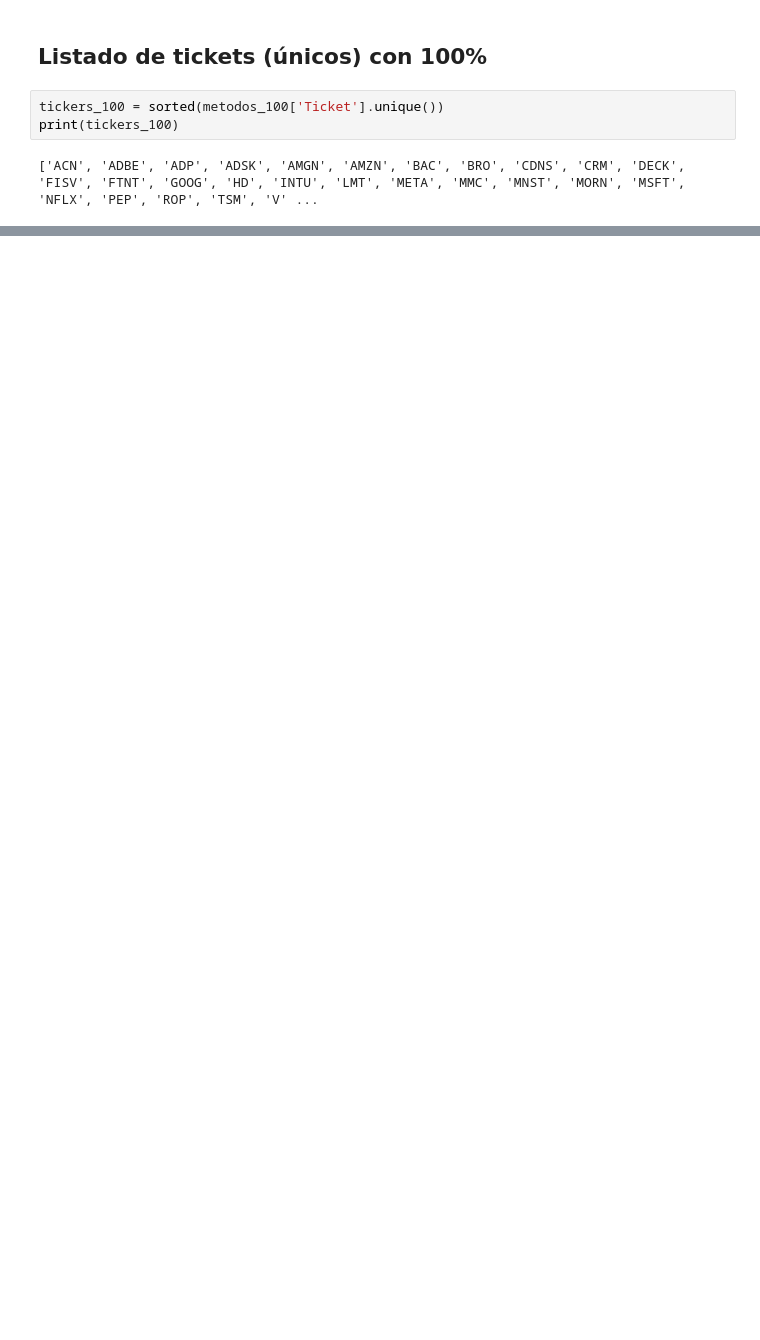
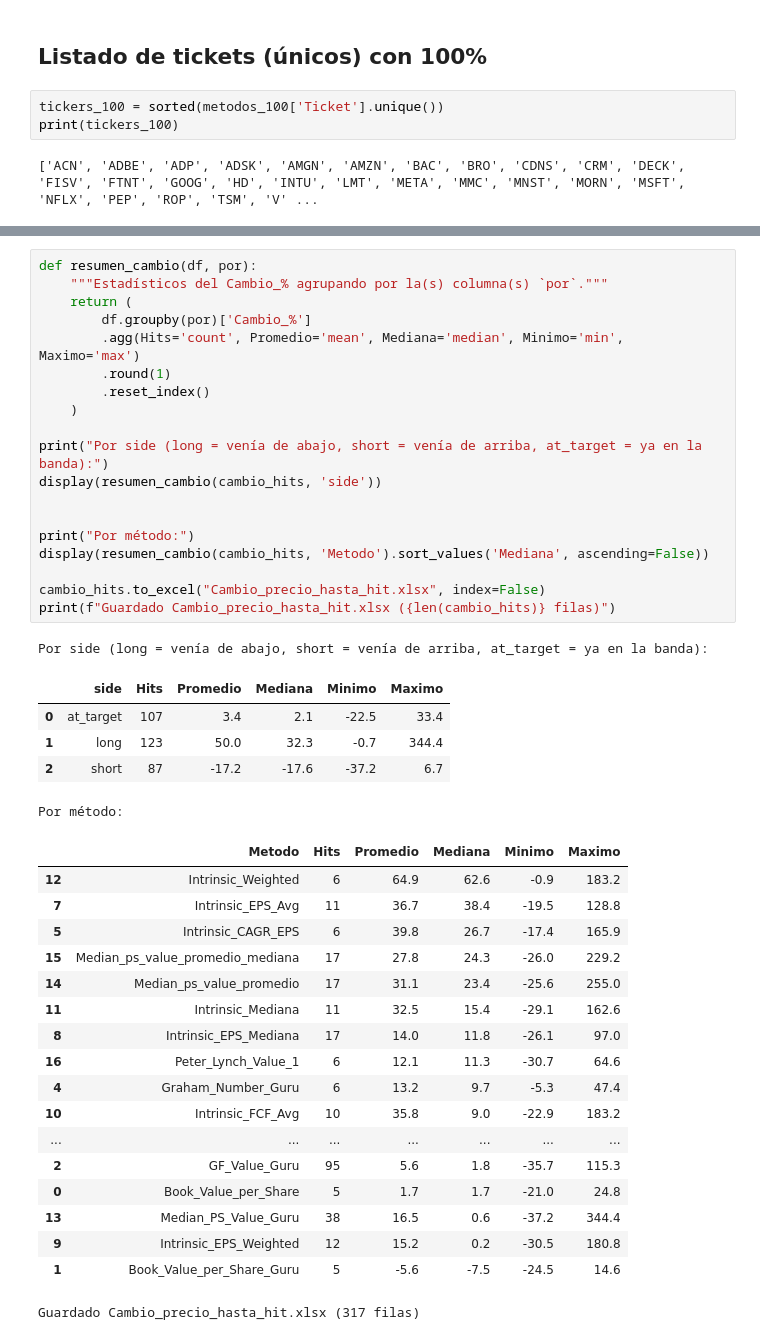
Before and after one commit to Marco23rubio/Stocks, a Jupyter notebook: Analisis_stocks.ipynb, the cells around one changed output, grey strips where cells are left out. Drawn from its saved outputs; the diff is of its cells as text; blank space fills up the shorter version.

```diff
--- a/Analisis_stocks.ipynb
+++ b/Analisis_stocks.ipynb
@@ -184,0 +249,44 @@ print(tickers_100)
+# %%
+def resumen_cambio(df, por):
+    """Estadísticos del Cambio_% agrupando por la(s) columna(s) `por`."""
+    return (
+        df.groupby(por)['Cambio_%']
+        .agg(Hits='count', Promedio='mean', Mediana='median', Minimo='min', Maximo='max')
+        .round(1)
+        .reset_index()
+    )
+
+print("Por side (long = venía de abajo, short = venía de arriba, at_target = ya en la banda):")
+display(resumen_cambio(cambio_hits, 'side'))
+
+
+print("Por método:")
+display(resumen_cambio(cambio_hits, 'Metodo').sort_values('Mediana', ascending=False))
+
+cambio_hits.to_excel("Cambio_precio_hasta_hit.xlsx", index=False)
+print(f"Guardado Cambio_precio_hasta_hit.xlsx ({len(cambio_hits)} filas)")
+# %% [output]
+Por side (long = venía de abajo, short = venía de arriba, at_target = ya en la banda):
+|  | side | Hits | Promedio | Mediana | Minimo | Maximo |
+| 0 | at_target | 107 | 3.4 | 2.1 | -22.5 | 33.4 |
+| 1 | long | 123 | 50.0 | 32.3 | -0.7 | 344.4 |
+| 2 | short | 87 | -17.2 | -17.6 | -37.2 | 6.7 |
+Por método:
+|  | Metodo | Hits | Promedio | Mediana | Minimo | Maximo |
+| 12 | Intrinsic_Weighted | 6 | 64.9 | 62.6 | -0.9 | 183.2 |
+| 7 | Intrinsic_EPS_Avg | 11 | 36.7 | 38.4 | -19.5 | 128.8 |
+| 5 | Intrinsic_CAGR_EPS | 6 | 39.8 | 26.7 | -17.4 | 165.9 |
+| 15 | Median_ps_value_promedio_mediana | 17 | 27.8 | 24.3 | -26.0 | 229.2 |
+| 14 | Median_ps_value_promedio | 17 | 31.1 | 23.4 | -25.6 | 255.0 |
+| 11 | Intrinsic_Mediana | 11 | 32.5 | 15.4 | -29.1 | 162.6 |
+| 8 | Intrinsic_EPS_Mediana | 17 | 14.0 | 11.8 | -26.1 | 97.0 |
+| 16 | Peter_Lynch_Value_1 | 6 | 12.1 | 11.3 | -30.7 | 64.6 |
+| 4 | Graham_Number_Guru | 6 | 13.2 | 9.7 | -5.3 | 47.4 |
+| 10 | Intrinsic_FCF_Avg | 10 | 35.8 | 9.0 | -22.9 | 183.2 |
+| ... | ... | ... | ... | ... | ... | ... |
+| 2 | GF_Value_Guru | 95 | 5.6 | 1.8 | -35.7 | 115.3 |
+| 0 | Book_Value_per_Share | 5 | 1.7 | 1.7 | -21.0 | 24.8 |
+| 13 | Median_PS_Value_Guru | 38 | 16.5 | 0.6 | -37.2 | 344.4 |
+| 9 | Intrinsic_EPS_Weighted | 12 | 15.2 | 0.2 | -30.5 | 180.8 |
+| 1 | Book_Value_per_Share_Guru | 5 | -5.6 | -7.5 | -24.5 | 14.6 |
+Guardado Cambio_precio_hasta_hit.xlsx (317 filas)
```
Also changed, not shown: parts of 9 cells of this notebook, 6 other files.
